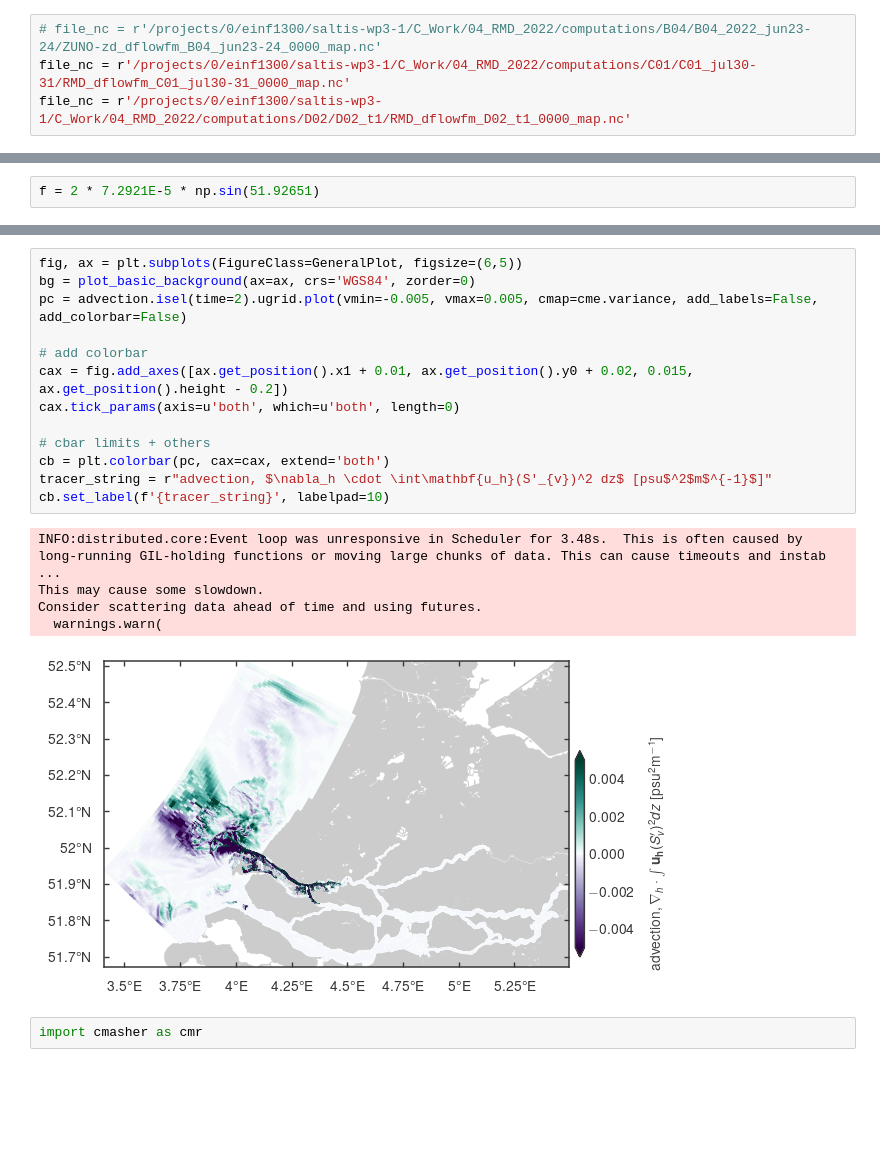
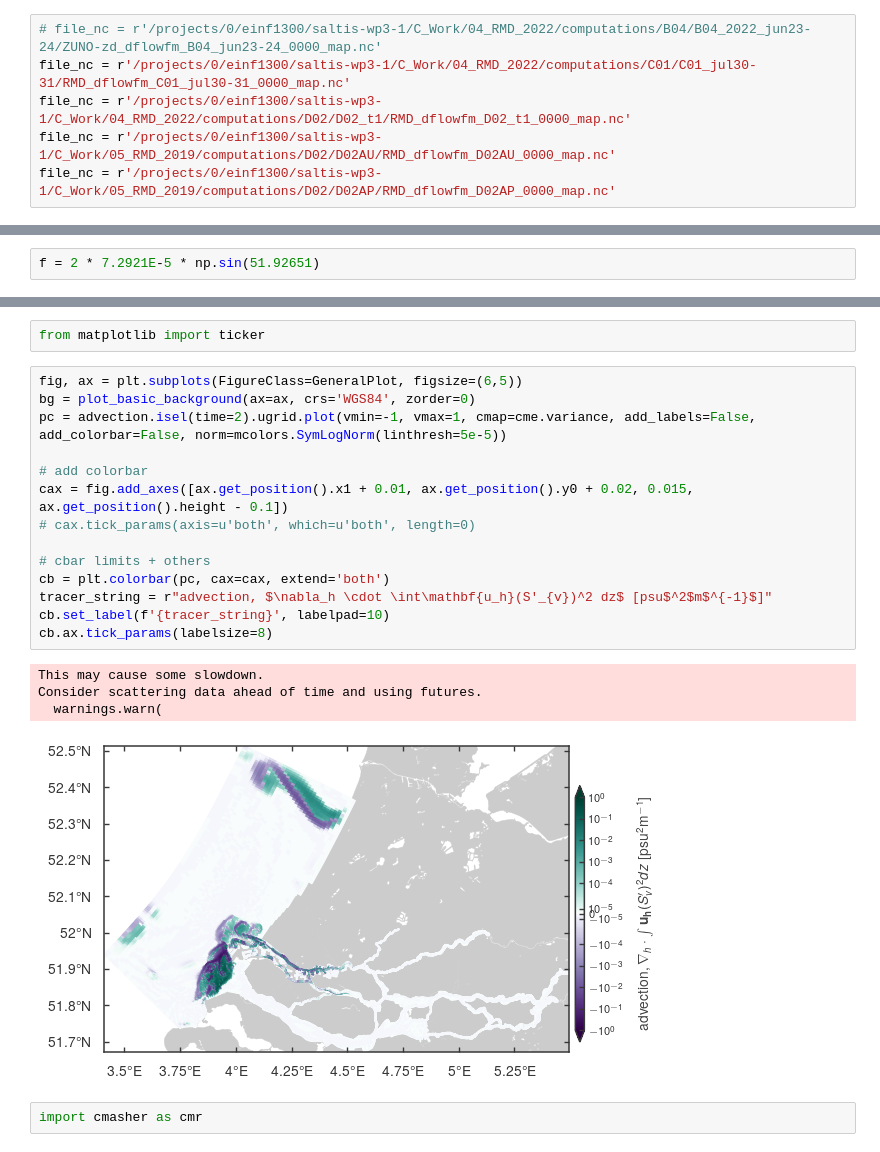
Before and after one commit to mgeraeds/pysva, a Jupyter notebook: notebooks/01_testing.ipynb, the cells around one changed output, grey strips where cells are left out. Drawn from its saved outputs; the diff is of its cells as text; blank space fills up the shorter version.

```diff
--- a/notebooks/01_testing.ipynb
+++ b/notebooks/01_testing.ipynb
@@ -105,3 +121,5 @@ Workers
 # file_nc = r'/projects/0/einf1300/saltis-wp3-1/C_Work/04_RMD_2022/computations/B04/B04_2022_jun23-24/ZUNO-zd_dflowfm_B04_jun23-24_0000_map.nc'
 file_nc = r'/projects/0/einf1300/saltis-wp3-1/C_Work/04_RMD_2022/computations/C01/C01_jul30-31/RMD_dflowfm_C01_jul30-31_0000_map.nc'
 file_nc = r'/projects/0/einf1300/saltis-wp3-1/C_Work/04_RMD_2022/computations/D02/D02_t1/RMD_dflowfm_D02_t1_0000_map.nc'
+file_nc = r'/projects/0/einf1300/saltis-wp3-1/C_Work/05_RMD_2019/computations/D02/D02AU/RMD_dflowfm_D02AU_0000_map.nc'
+file_nc = r'/projects/0/einf1300/saltis-wp3-1/C_Work/05_RMD_2019/computations/D02/D02AP/RMD_dflowfm_D02AP_0000_map.nc'
@@ -298,22 +394,24 @@ INFO:distributed.core:Event loop was unresponsive in Scheduler for 3.18s.  This
+# %%
+from matplotlib import ticker
 # %%
 fig, ax = plt.subplots(FigureClass=GeneralPlot, figsize=(6,5))
 bg = plot_basic_background(ax=ax, crs='WGS84', zorder=0)
-pc = advection.isel(time=2).ugrid.plot(vmin=-0.005, vmax=0.005, cmap=cme.variance, add_labels=False, add_colorbar=False)
+pc = advection.isel(time=2).ugrid.plot(vmin=-1, vmax=1, cmap=cme.variance, add_labels=False, add_colorbar=False, norm=mcolors.SymLogNorm(linthresh=5e-5))
 
 # add colorbar
-cax = fig.add_axes([ax.get_position().x1 + 0.01, ax.get_position().y0 + 0.02, 0.015, ax.get_position().height - 0.2])
-cax.tick_params(axis=u'both', which=u'both', length=0)
+cax = fig.add_axes([ax.get_position().x1 + 0.01, ax.get_position().y0 + 0.02, 0.015, ax.get_position().height - 0.1])
+# cax.tick_params(axis=u'both', which=u'both', length=0)
 
 # cbar limits + others
 cb = plt.colorbar(pc, cax=cax, extend='both')
 tracer_string = r"advection, $\nabla_h \cdot \int\mathbf{u_h}(S'_{v})^2 dz$ [psu$^2$m$^{-1}$]"
 cb.set_label(f'{tracer_string}', labelpad=10)
+cb.ax.tick_params(labelsize=8)
 # %% [output]
-INFO:distributed.core:Event loop was unresponsive in Scheduler for 3.48s.  This is often caused by long-running GIL-holding functions or moving large chunks of data. This can cause timeouts and instab ...
 This may cause some slowdown.
 Consider scattering data ahead of time and using futures.
   warnings.warn(
-[figure, old version]
+[figure, new version]
 # %%
 import cmasher as cmr
 # %%
```
Also changed, not shown: parts of 32 cells of this notebook.
